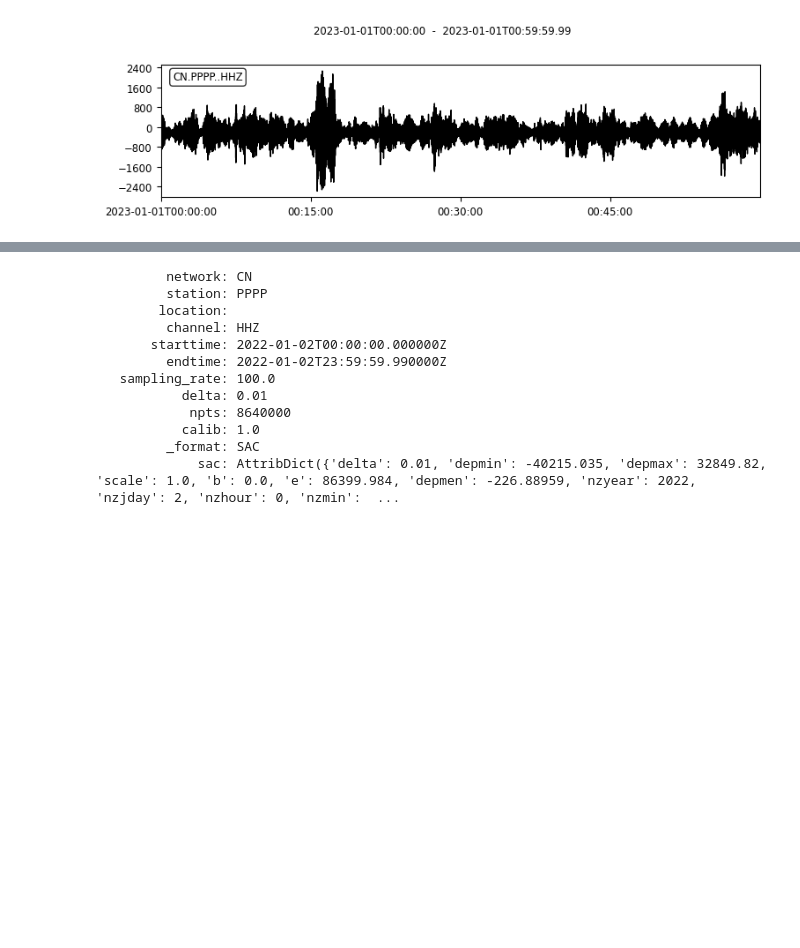
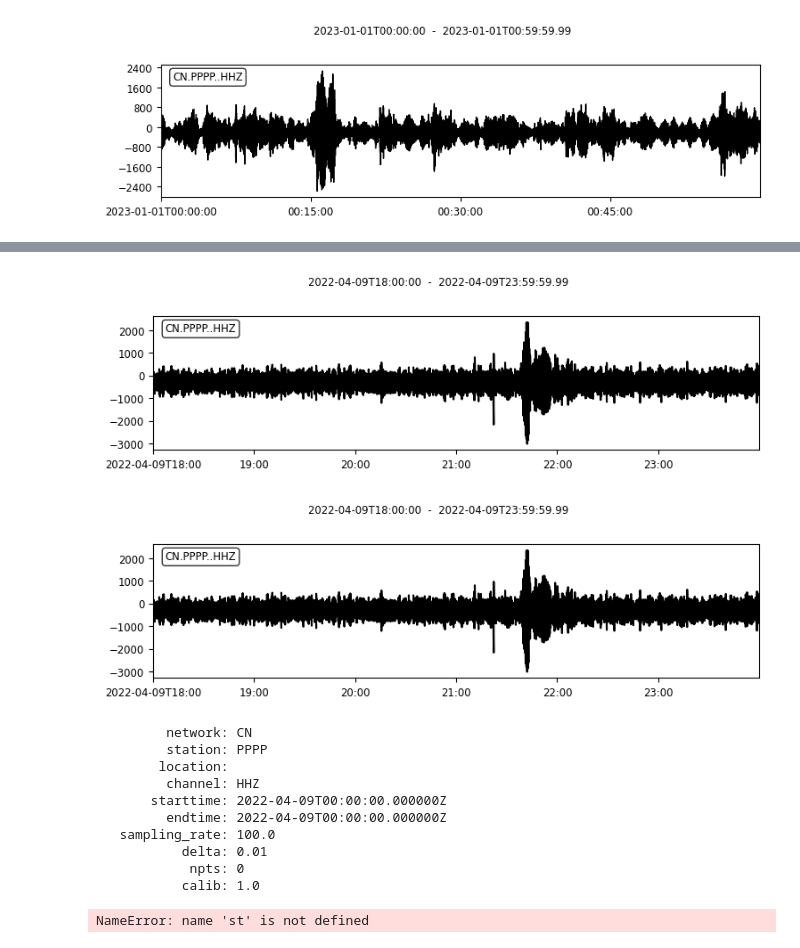
Before and after one commit to javierMoG/PopocatepetlVolcano, a Jupyter notebook: src/Pruebas.ipynb, the cells around one changed output, grey strips where cells are left out. Cells and saved outputs as stored; diff of their text form; code cells hidden in the pictures; blank space fills up the shorter version.

```diff
--- a/src/Pruebas.ipynb
+++ b/src/Pruebas.ipynb
@@ -182,5 +264,5 @@ st_hz_smple.plot()
 [figure]
 [figure]
 # %%
-st = obspy.read("data/clean_data/2022/CN_PPPP_HHZ_20220101.sac")
-st2 = obspy.read("data/clean_data/2022/CN_PPPP_HHZ_20220102.sac")
+st = obspy.read("data/clean_data/2022/CN_PPPP_HHZ_2022_04_09.seed")
+#st2 = obspy.read("data/clean_data/2022/CN_PPPP_HHZ_20220102.sac")
@@ -186,0 +273,5 @@ st2 = obspy.read("data/clean_data/2022/CN_PPPP_HHZ_20220102.sac")
+# %%
+st.plot()
+# %% [output]
+[figure, added]
+[figure, added]
@@ -187,15 +289,17 @@ st2 = obspy.read("data/clean_data/2022/CN_PPPP_HHZ_20220102.sac")
 # %%
-st2[0].stats
+st2.stats
 # %% [output]
          network: CN
          station: PPPP
         location:
          channel: HHZ
-       starttime: 2022-01-02T00:00:00.000000Z
-         endtime: 2022-01-02T23:59:59.990000Z
+       starttime: 2022-04-09T00:00:00.000000Z
+         endtime: 2022-04-09T00:00:00.000000Z
    sampling_rate: 100.0
            delta: 0.01
-            npts: 8640000
+            npts: 0
            calib: 1.0
-         _format: SAC
-             sac: AttribDict({'delta': 0.01, 'depmin': -40215.035, 'depmax': 32849.82, 'scale': 1.0, 'b': 0.0, 'e': 86399.984, 'depmen': -226.88959, 'nzyear': 2022, 'nzjday': 2, 'nzhour': 0, 'nzmin':  ...
+# %%
+st_final = obspy.Trace.__add__(self=st2, trace=st[0] , fill_value=0.0)
+# %% [output]
+NameError: name 'st' is not defined
```
Also changed, not shown: parts of 38 cells of this notebook, 2 other files.
